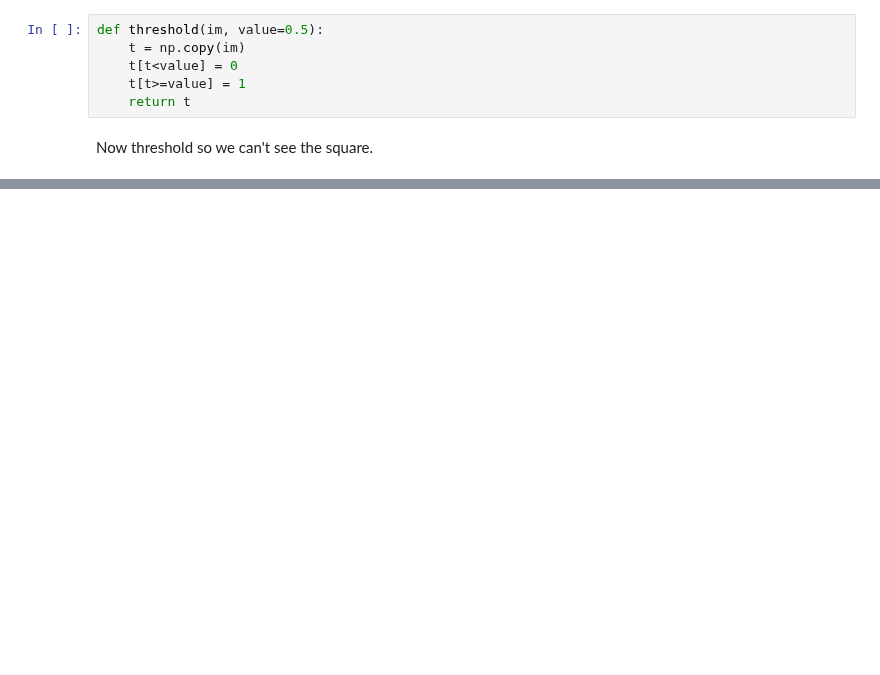
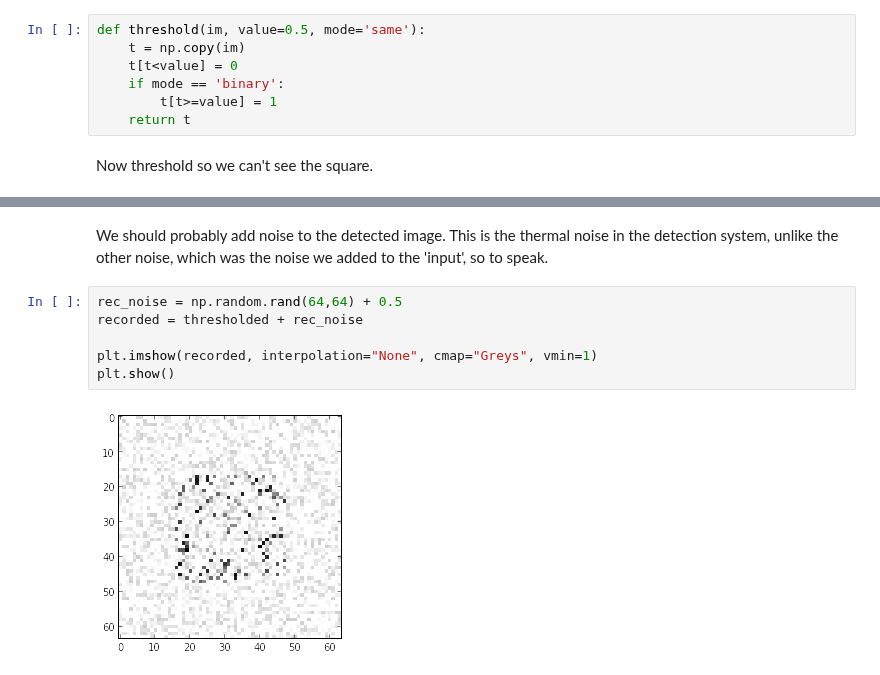
Before and after one commit to kwinkunks/notebooks, a Jupyter notebook: Stochastic_resonance.ipynb, the cells around one changed output, grey strips where cells are left out. Drawn from its saved outputs; the diff is of its cells as text; blank space fills up the shorter version.

```diff
--- a/Stochastic_resonance.ipynb
+++ b/Stochastic_resonance.ipynb
@@ -62,10 +63,11 @@ plt.show()
 # %% [markdown]
 We'll define a function to threshold an array. Pass in an array (image) and a level to threshold at.
 # %%
-def threshold(im, value=0.5):
+def threshold(im, value=0.5, mode='same'):
     t = np.copy(im)
     t[t<value] = 0
-    t[t>=value] = 1
+    if mode == 'binary':
+        t[t>=value] = 1
     return t
 # %% [markdown]
 Now threshold so we can't see the square.
@@ -127,0 +133,10 @@ plt.show()
+# %% [markdown]
+We should probably add noise to the detected image. This is the thermal noise in the detection system, unlike the other noise, which was the noise we added to the 'input', so to speak.
+# %%
+rec_noise = np.random.rand(64,64) + 0.5
+recorded = thresholded + rec_noise
+
+plt.imshow(recorded, interpolation="None", cmap="Greys", vmin=1)
+plt.show()
+# %% [output]
+[figure, added]
```
Also changed, not shown: parts of 12 cells of this notebook.
